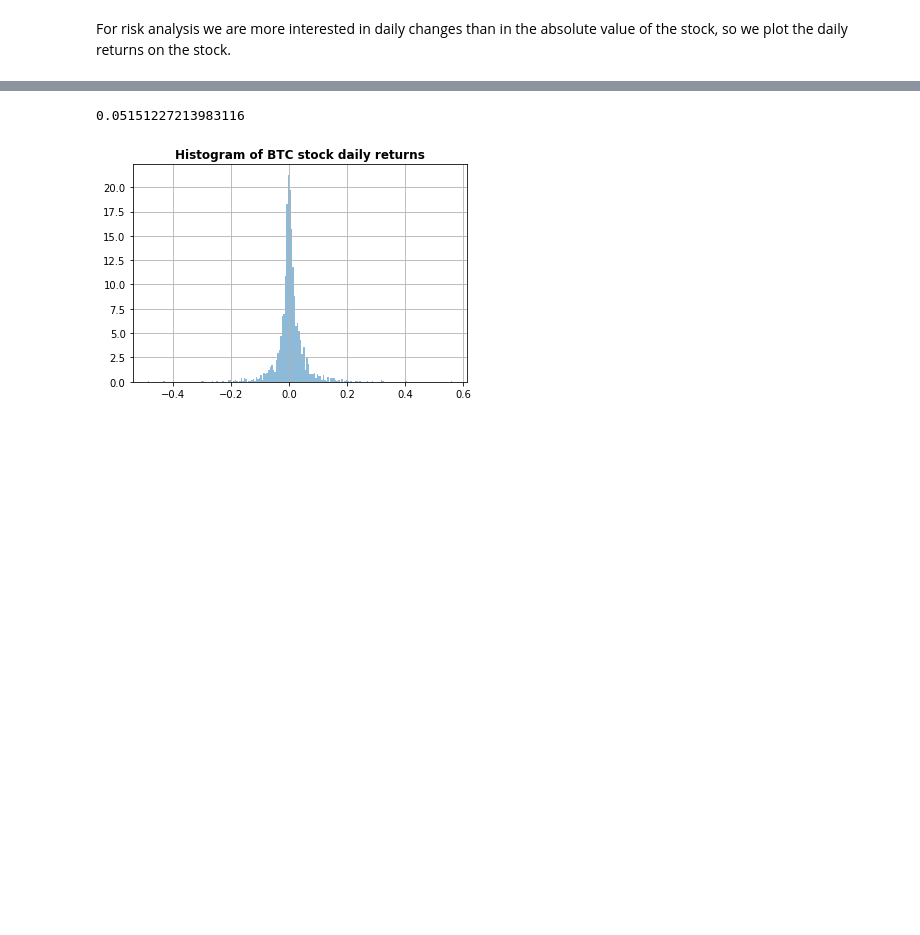
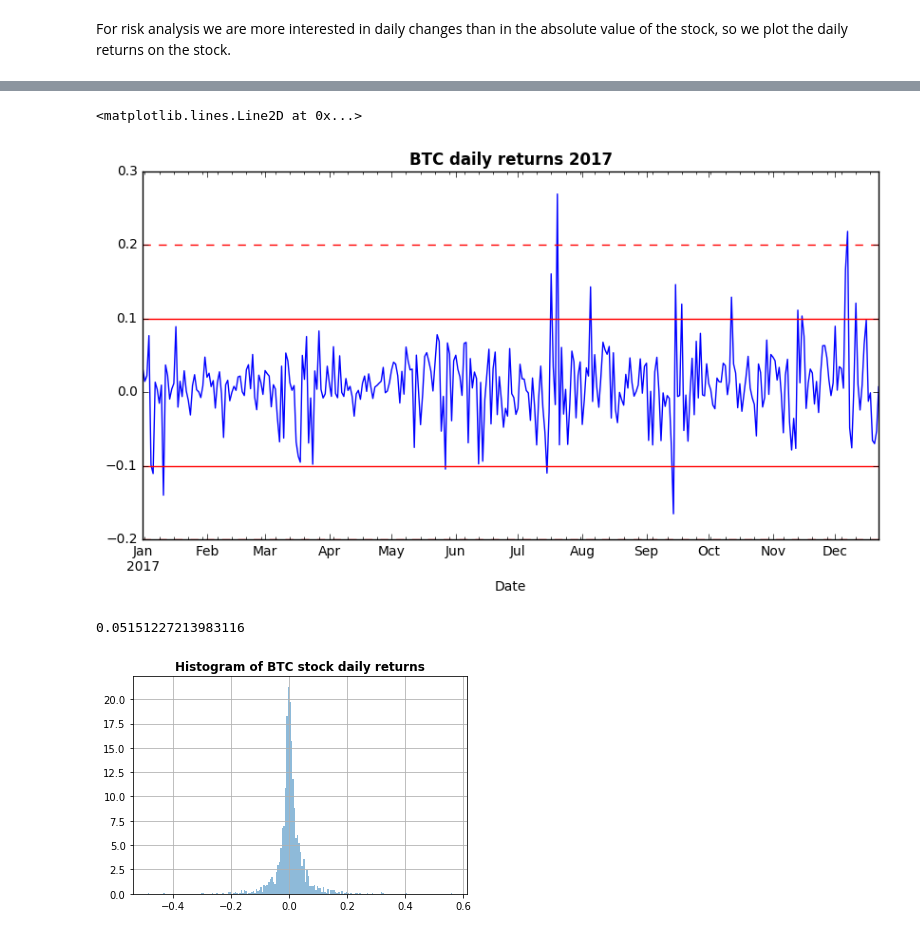
Before and after one commit to jaglima/jupyter_studies, a Jupyter notebook: var_btc.ipynb, the cells around one changed output, grey strips where cells are left out. Drawn from its saved outputs; the diff is of its cells as text; code cells hidden in the pictures; blank space fills up the shorter version.

```diff
--- a/var_btc.ipynb
+++ b/var_btc.ipynb
@@ -52,3 +80,17 @@ plt.title(u"BTC daily returns", weight='bold');
+# %%
+fig = plt.figure()
+fig.set_size_inches(10,5)
+ret = prices.pct_change()
+ret['2017'].plot()
+plt.title(u"BTC daily returns 2017", weight='bold');
+plt.axhline(y=0.1, color='r', linestyle='-')
+plt.axhline(y=-0.1, color='r', linestyle='-')
+
+plt.axhline(y=0.2, color='r', linestyle='--')
+plt.axhline(y=-0.2, color='r', linestyle='--')
+# %% [output]
+<matplotlib.lines.Line2D at 0x...>
+[figure, added]
 # %%
 ret.hist(bins=200, normed=True, histtype='stepfilled', alpha=0.5)
 plt.title(u"Histogram of BTC stock daily returns", weight='bold')
```
Also changed, not shown: parts of 6 cells of this notebook, 4 other files.
